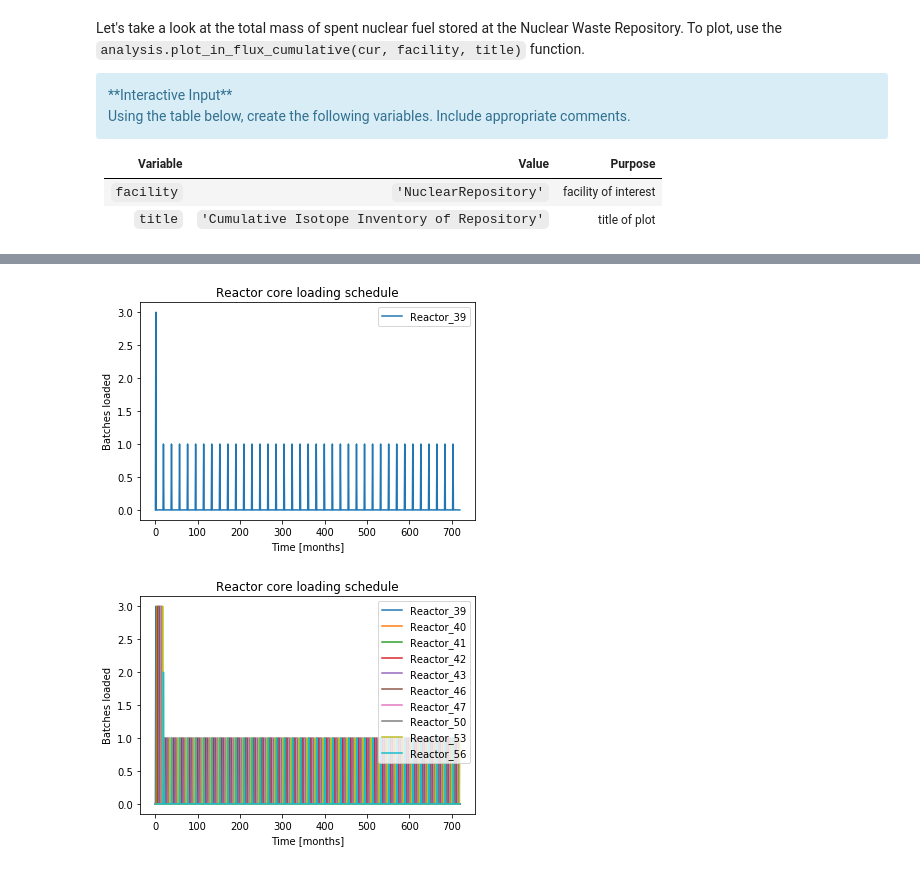
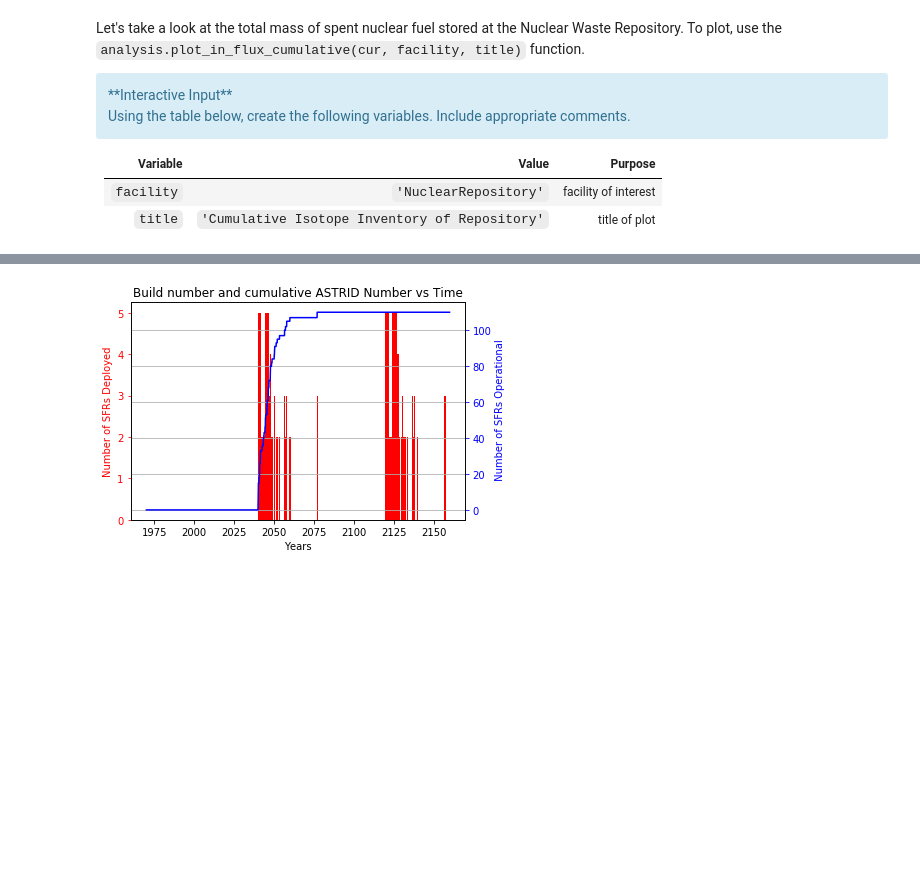
Before and after one commit to pichman2/cyclus-tutorial, a Jupyter notebook: Tutorial_intermediate.ipynb, the cells around one changed output, grey strips where cells are left out. Saved outputs shown, nothing was run; the diff lists cells and outputs as text; code cells hidden in the pictures; blank space fills up the shorter version.

```diff
--- a/Tutorial_intermediate.ipynb
+++ b/Tutorial_intermediate.ipynb
@@ -779,6 +206,0 @@ plt.show()
-# %%
-analysis.plot_reactor_events(cur,reactors = ['39'])
-analysis.plot_reactor_events(cur,reactors = [])
-# %% [output]
-[figure, removed]
-[figure, removed]
@@ -796 +245,6 @@ analysis.stacked_bar_chart(fuel_dict, timestep[:960],
+# %%
+from IPython.display import Image
+Image(filename='cum_sfr_deploy.png')
+# %% [output]
+[figure, added]
 # %%
```
Also changed, not shown: parts of 90 cells of this notebook, 4 other files.
